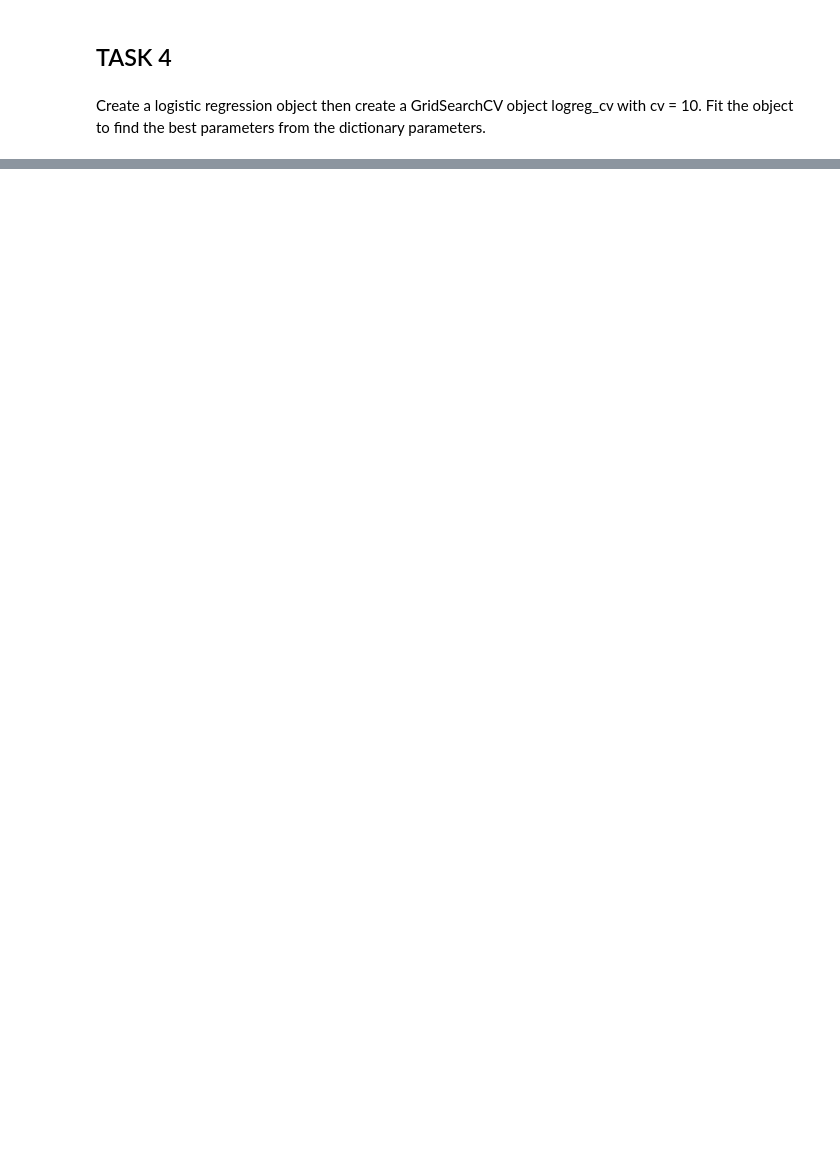
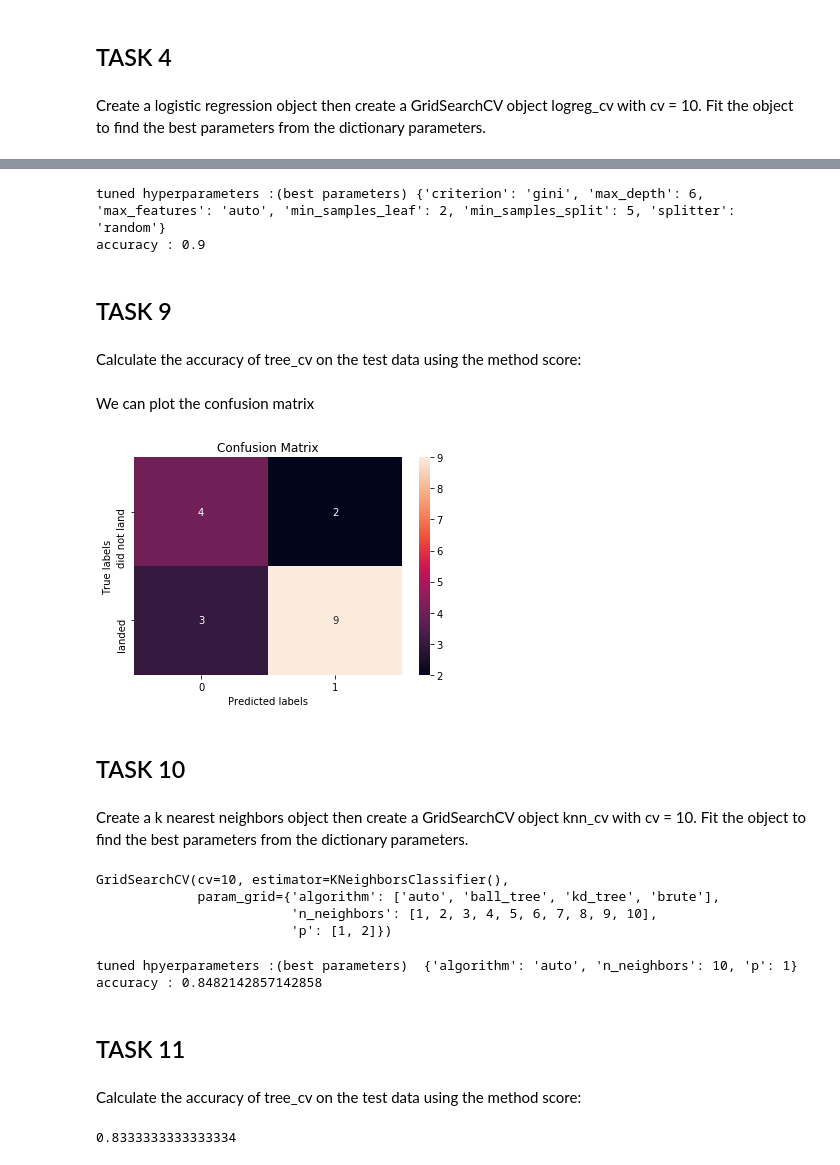
Before and after one commit to swarnaprony/Coursera_Capstone, a Jupyter notebook: SpaceYRocketLaunchCostPrediction/SpaceXFalcon9FirstStageLandingPrediction.ipynb, the cells around one changed output, grey strips where cells are left out. Drawn from its saved outputs; the diff is of its cells as text; code cells hidden in the pictures; blank space fills up the shorter version.

```diff
--- a/SpaceYRocketLaunchCostPrediction/SpaceXFalcon9FirstStageLandingPrediction.ipynb
+++ b/SpaceYRocketLaunchCostPrediction/SpaceXFalcon9FirstStageLandingPrediction.ipynb
@@ -164,0 +270,13 @@ parameters ={'C':[0.01,0.1,1]}
+# %%
+
+parameters = {'criterion': ['gini', 'entropy'],
+     'splitter': ['best', 'random'],
+     'max_depth': [2*n for n in range(1,10)],
+     'max_features': ['auto', 'sqrt'],
+     'min_samples_leaf': [1, 2, 4],
+     'min_samples_split': [2, 5, 10]}
+
+tree = DecisionTreeClassifier()
+# %%
+tree_cv=GridSearchCV(tree,parameters,cv=10)
+tree_cv.fit(X_train, Y_train)
@@ -164,0 +291,13 @@ parameters ={'C':[0.01,0.1,1]}
+# %%
+print("tuned hyperparameters :(best parameters)", tree_cv.best_params_)
+print("accuracy :",tree_cv.best_score_# Print Jaccard, F1-score, LogLoss for Logistic Regression
+print('Jaccard Score for Logistic Regression is:', jaccard_score(y_test, LR_yhat, pos_label='PAIDOFF' ))
+print('f1_Score for Logistic Regressionis: ', f1_score(y_test, LR_yhat, pos_label='PAIDOFF' ) )
+print('Log Loss for Logistic Regression is:',log_loss(y_test, LR_yhat_prob)))
+# %% [output]
+tuned hyperparameters :(best parameters) {'criterion': 'gini', 'max_depth': 6, 'max_features': 'auto', 'min_samples_leaf': 2, 'min_samples_split': 5, 'splitter': 'random'}
+accuracy : 0.9
+# %% [markdown]
+## TASK 9
+# %% [markdown]
+Calculate the accuracy of tree_cv on the test data using the method score:
@@ -164,0 +307,11 @@ parameters ={'C':[0.01,0.1,1]}
+# %% [markdown]
+We can plot the confusion matrix
+# %%
+tree_yhat = tree_cv.predict(X_test)
+plot_confusion_matrix(Y_test,tree_yhat)
+# %% [output]
+[figure, added]
+# %% [markdown]
+## TASK 10
+# %% [markdown]
+Create a k nearest neighbors object then create a GridSearchCV object knn_cv with cv = 10. Fit the object to find the best parameters from the dictionary parameters.
@@ -164,0 +324,23 @@ parameters ={'C':[0.01,0.1,1]}
+# %%
+knn_cv = GridSearchCV(KNN,parameters,cv=10)
+knn_cv.fit(X_train, Y_train)
+# %% [output]
+GridSearchCV(cv=10, estimator=KNeighborsClassifier(),
+             param_grid={'algorithm': ['auto', 'ball_tree', 'kd_tree', 'brute'],
+                         'n_neighbors': [1, 2, 3, 4, 5, 6, 7, 8, 9, 10],
+                         'p': [1, 2]})
+# %%
+print("tuned hpyerparameters :(best parameters) ",knn_cv.best_params_)
+print("accuracy :",knn_cv.best_score_)
+# %% [output]
+tuned hpyerparameters :(best parameters)  {'algorithm': 'auto', 'n_neighbors': 10, 'p': 1}
+accuracy : 0.8482142857142858
+# %% [markdown]
+## TASK 11
+# %% [markdown]
+Calculate the accuracy of tree_cv on the test data using the method score:
+# %%
+knn_score = knn_cv.score(X_test, Y_test)
+knn_score
+# %% [output]
+0.8333333333333334
```
Also changed, not shown: parts of 42 cells of this notebook, 2 other files.
